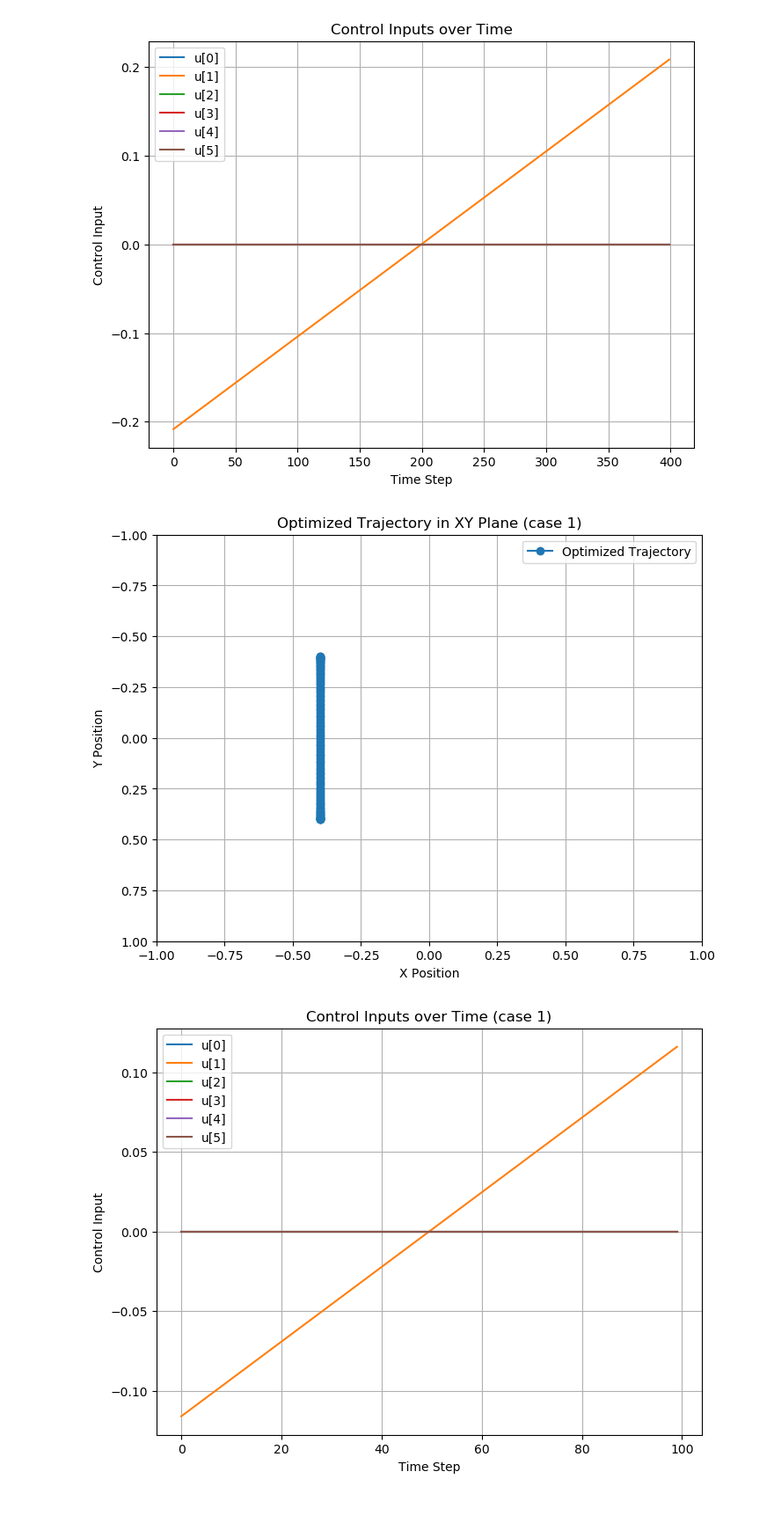
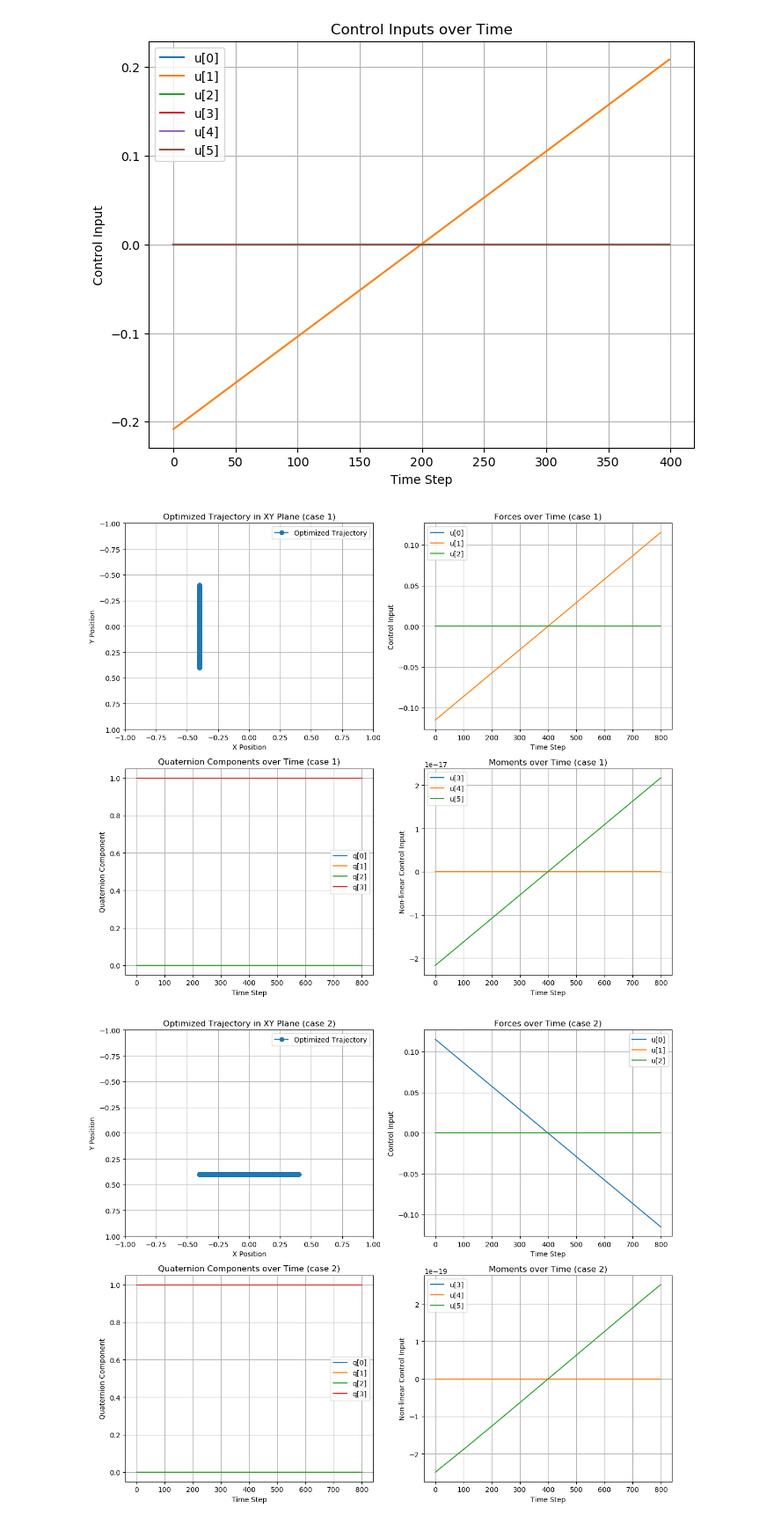
Before and after one commit to StanfordASL/astrobee, a Jupyter notebook: mobility/planner_scp_gusto/src/simple/plot_simple.ipynb, the cells around one changed output. Shown at 88% size. Cells and saved outputs as stored; diff of their text form; code cells hidden in the pictures.

```diff
--- a/mobility/planner_scp_gusto/src/simple/plot_simple.ipynb
+++ b/mobility/planner_scp_gusto/src/simple/plot_simple.ipynb
@@ -243,51 +243,79 @@ if controls:
 [figure]
 [figure]
 # %%
-for i in range(12):
+import matplotlib.pyplot as plt
+
+for i in range(21):
     fname = f"../../../../optim_trajectory_{i+1}.txt"
 
     # Load the trajectory from the file
     states = []
     controls = []
 
     with open(fname, "r") as f:
         for line in f:
             # Split the line into state (13 values) and control (6 values)
             data = list(map(float, line.strip().split()))
             state = data[:13]  # First 13 values are the state
             states.append(state)
             if len(data) > 13:
                 control = data[13:]  # Remaining 6 values are the control
                 controls.append(control)
 
     # Extract X and Y positions from states
     x_vals = [state[0] for state in states]  # X positions
     y_vals = [state[1] for state in states]  # Y positions
 
-    # Plot the trajectory in the XY plane
-    plt.figure(figsize=(8, 6))
-    plt.plot(x_vals, y_vals, marker='o', label="Optimized Trajectory")
-    plt.xlabel('X Position')
-    plt.ylabel('Y Position')
-    plt.xlim(-1, 1)
-    plt.ylim(1, -1)
-    plt.title(f'Optimized Trajectory in XY Plane (case {i+1})')
-    plt.legend()
-    plt.grid(True)
+    # Indices for plotting
+    t_indices = range(len(states))
+    control_indices = range(len(controls))
+
+    # Create a single figure with 4 subplots in a 2x2 layout
+    fig, axs = plt.subplots(2, 2, figsize=(12, 10))
+
+    # Plot 1: Trajectory in the XY plane
+    axs[0, 0].plot(x_vals, y_vals, marker='o', label="Optimized Trajectory")
+    axs[0, 0].set_xlabel('X Position')
+    axs[0, 0].set_ylabel('Y Position')
+    axs[0, 0].set_xlim(-1, 1)
+    axs[0, 0].set_ylim(1, -1)
+    axs[0, 0].set_title(f'Optimized Trajectory in XY Plane (case {i+1})')
+    axs[0, 0].legend()
+    axs[0, 0].grid(True)
+
+    # Plot 2: Linear controls
+    for j in range(3):
+        control_vals = [control[j] for control in controls]
+        axs[0, 1].plot(control_indices, control_vals, label=f"u[{j}]")
+    axs[0, 1].set_xlabel('Time Step')
+    axs[0, 1].set_ylabel('Control Input')
+    axs[0, 1].set_title(f'Forces over Time (case {i+1})')
+    axs[0, 1].legend()
+    axs[0, 1].grid(True)
+
+    # Plot 3: Quaternion components
+    for k in range(4):
+        q_vals = [state[6+k] for state in states]
+        axs[1, 0].plot(t_indices, q_vals, label=f"q[{k}]")
+    axs[1, 0].set_xlabel('Time Step')
+    axs[1, 0].set_ylabel('Quaternion Component')
+    axs[1, 0].set_title(f'Quaternion Components over Time (case {i+1})')
+    axs[1, 0].legend()
+    axs[1, 0].grid(True)
+
+    # Plot 4: Nonlinear controls
+    for j in range(3, 6):
+        control_vals = [control[j] for control in controls]
+        axs[1, 1].plot(control_indices, control_vals, label=f"u[{j}]")
+    axs[1, 1].set_xlabel('Time Step')
+    axs[1, 1].set_ylabel('Non-linear Control Input')
+    axs[1, 1].set_title(f'Moments over Time (case {i+1})')
+    axs[1, 1].legend()
+    axs[1, 1].grid(True)
+
+    # Adjust layout for better spacing
+    plt.tight_layout()
     plt.show()
-
-
-    control_indices = range(len(controls))
-    plt.figure(figsize=(8, 6))
-    for j in range(6):
-        control_vals = [control[j] for control in controls]
-        plt.plot(control_indices, control_vals, label=f"u[{j}]")
-    plt.xlabel('Time Step')
-    plt.ylabel('Control Input')
-    plt.title(f'Control Inputs over Time (case {i+1})')
-    plt.legend()
-    plt.grid(True)
-    plt.show()
 # %% [output]
-[figure, old version]
+[figure, new version]
-[figure, old version]
+[figure, new version]
```
Also changed, not shown: parts of 1 cell of this notebook, 3 other files.
